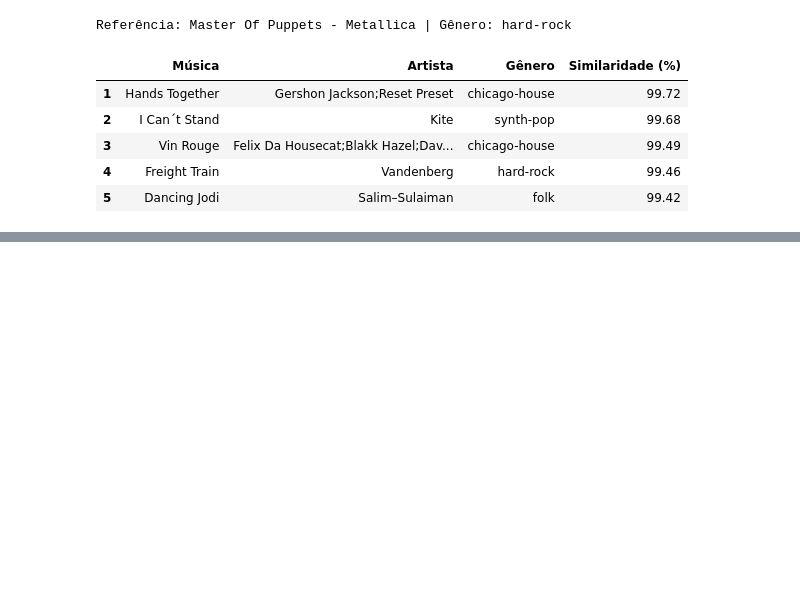
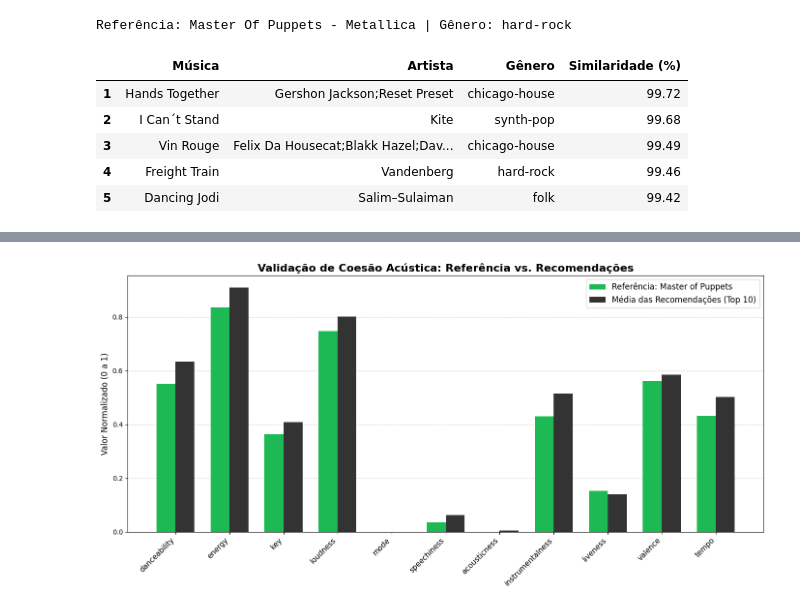
Before and after one commit to GusRilima/ProjAplicado3, a Jupyter notebook: notebooks/sistema_recomendacao_v1.ipynb, the cells around one changed output, grey strips where cells are left out. Drawn from its saved outputs; the diff is of its cells as text; code cells hidden in the pictures; blank space fills up the shorter version.

```diff
--- a/notebooks/sistema_recomendacao_v1.ipynb
+++ b/notebooks/sistema_recomendacao_v1.ipynb
@@ -142,0 +307,38 @@ Referência: Master Of Puppets - Metallica | Gênero: hard-rock
+# %%
+import matplotlib.pyplot as plt
+import numpy as np
+
+nome_referencia = "Master of Puppets"
+ref_raw = df_v2[df_v2['track_name'].str.contains(nome_referencia, case=False, na=False)].iloc[[0]]
+
+nomes_recomendados = df_resultados_hibrido['Música'].tolist()
+rec_raw = df_v2[df_v2['track_name'].isin(nomes_recomendados)]
+
+# Escala de 0 a 1 para visualização justa no gráfico
+ref_scaled = scaler_v2.transform(ref_raw[features])[0]
+rec_scaled_media = scaler_v2.transform(rec_raw[features]).mean(axis=0)
+
+
+x = np.arange(len(features))
+largura = 0.35
+
+fig, ax = plt.subplots(figsize=(14, 7))
+barras_ref = ax.bar(x - largura/2, ref_scaled, largura, label=f'Referência: {nome_referencia}', color='#1DB954') # Verde Spotify
+barras_rec = ax.bar(x + largura/2, rec_scaled_media, largura, label='Média das Recomendações (Top 10)', color='#333333')
+
+
+ax.set_ylabel('Valor Normalizado (0 a 1)', fontsize=12)
+ax.set_title('Validação de Coesão Acústica: Referência vs. Recomendações', fontsize=16, fontweight='bold')
+ax.set_xticks(x)
+ax.set_xticklabels(features, rotation=45, ha='right', fontsize=11)
+ax.legend(fontsize=12)
+
+
+ax.yaxis.grid(True, linestyle='--', alpha=0.6)
+ax.set_axisbelow(True)
+
+
+plt.tight_layout()
+plt.show()
+# %% [output]
+[figure, added]
```
Also changed, not shown: parts of 3 cells of this notebook.
